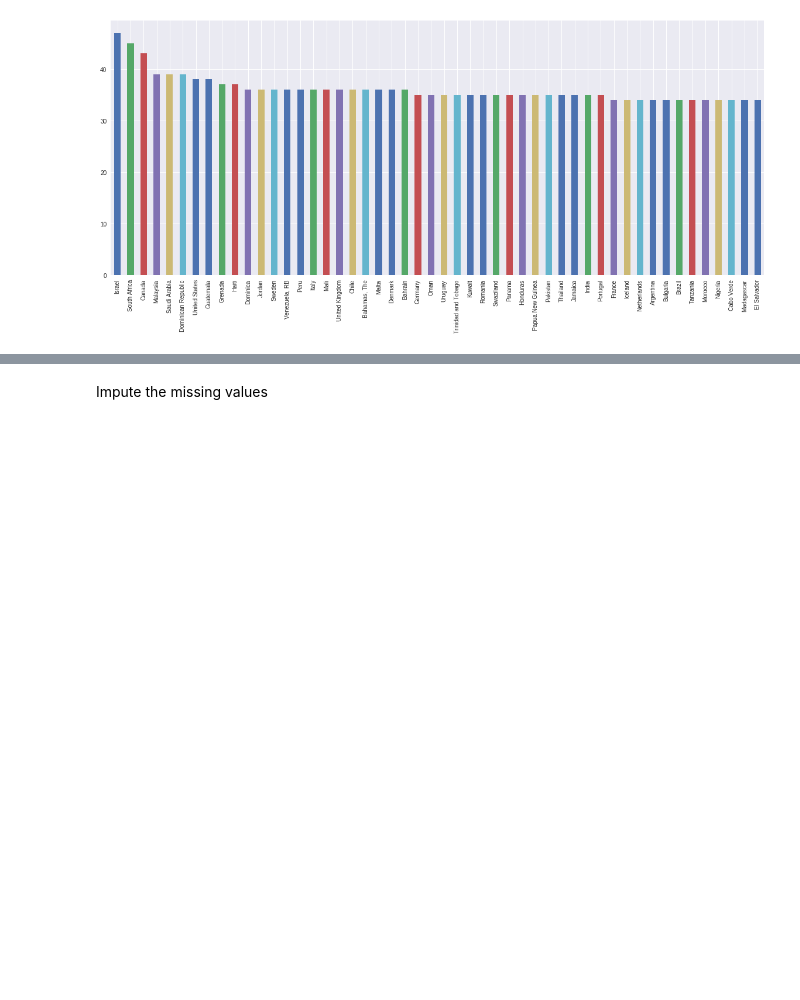
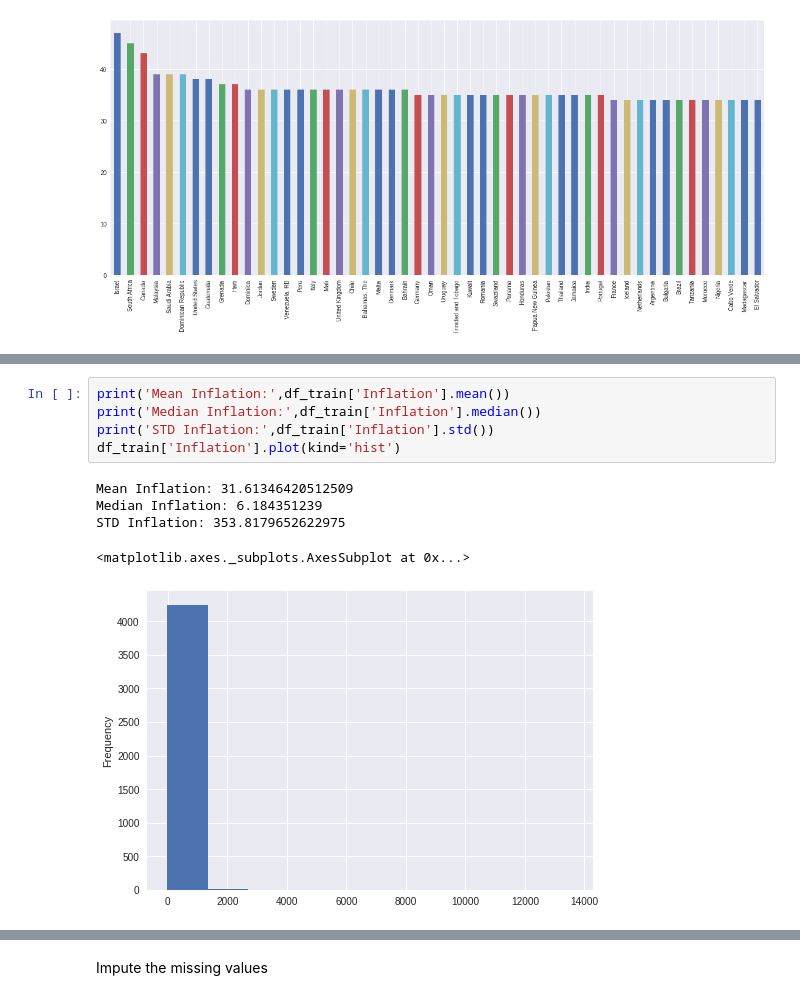
Before and after one commit to lokeshkumarn/Notebooks, a Jupyter notebook: MachineHack_MLDS.ipynb, the cells around one changed output, grey strips where cells are left out. Drawn from its saved outputs; the diff is of its cells as text; blank space fills up the shorter version.

```diff
--- a/MachineHack_MLDS.ipynb
+++ b/MachineHack_MLDS.ipynb
@@ -44,0 +56,11 @@ df_train['Country Name'].value_counts()[:50].plot(kind='bar',figsize=(20,8))
+# %%
+print('Mean Inflation:',df_train['Inflation'].mean())
+print('Median Inflation:',df_train['Inflation'].median())
+print('STD Inflation:',df_train['Inflation'].std())
+df_train['Inflation'].plot(kind='hist')
+# %% [output]
+Mean Inflation: 31.61346420512509
+Median Inflation: 6.184351239
+STD Inflation: 353.8179652622975
+<matplotlib.axes._subplots.AxesSubplot at 0x...>
+[figure, added]
```
Also changed, not shown: parts of 12 cells of this notebook.
